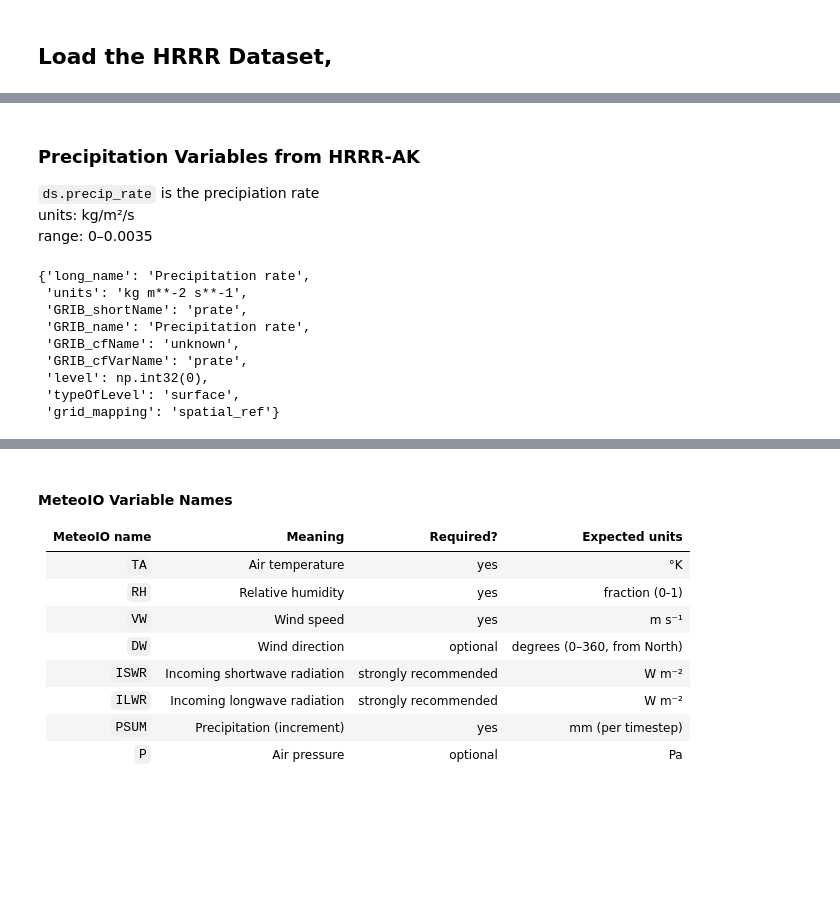
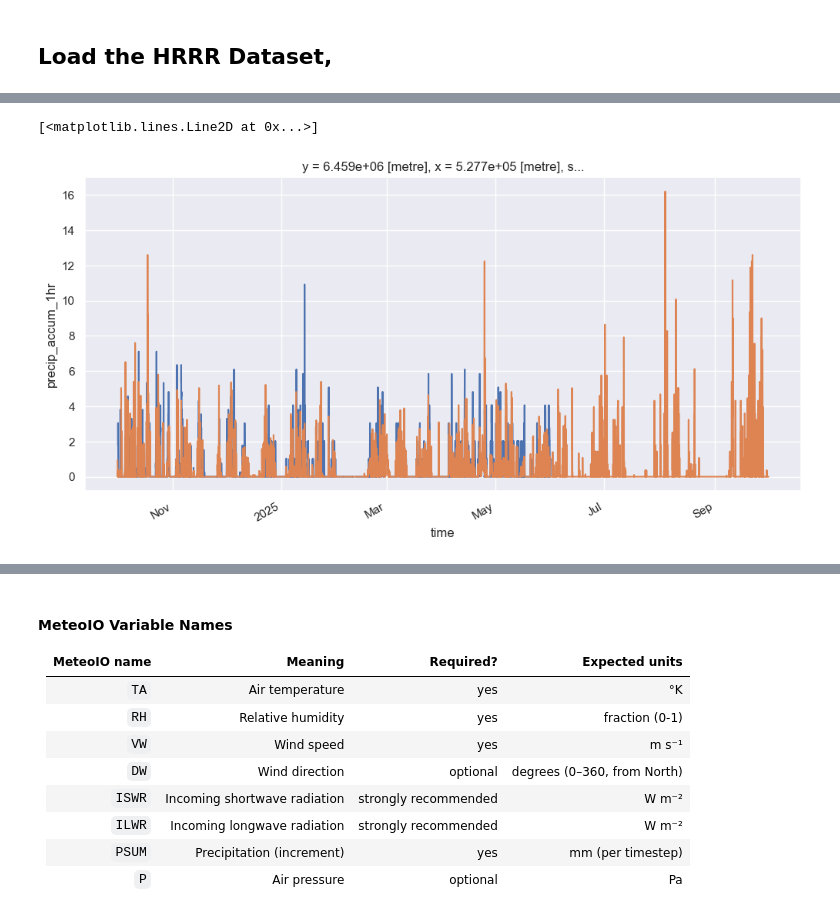
Before and after one commit to cassielumbrazo/snow_modeling_point, a Jupyter notebook: sites/ppsa2/2_create_snowpack_smet_forcing_met_ppsa2.ipynb, the cells around one changed output, grey strips where cells are left out. Drawn from its saved outputs; the diff is of its cells as text; code cells hidden in the pictures; blank space fills up the shorter version.

```diff
--- a/sites/ppsa2/2_create_snowpack_smet_forcing_met_ppsa2.ipynb
+++ b/sites/ppsa2/2_create_snowpack_smet_forcing_met_ppsa2.ipynb
@@ -94,4 +102,5 @@ df_met.head()
 input_file = "/hdd/snow_hydrology/hrrrak/large_juneau_domain/netcdf/hrrrak_f567_WY2025_utm_site_ppsa2.nc"
 ds = xr.open_dataset(input_file)
 ds.rio.write_crs("EPSG:32608", inplace=True) # we know it is in UTM from the previous script work
-ds
+
+ds['precip_accum_1hr'] = ds['precip_rate'] * 3600 # convert from mm/s to mm/hr for comparison with the observed data
@@ -149,18 +107,6 @@ ds['precip_rate'].plot() # precipitation rate in kg/m2s, need in mm per timestep
-# %% [markdown]
-### Precipitation Variables from HRRR-AK
-
-`ds.precip_rate` is the precipiation rate\
-units: kg/m²/s\
-range: 0–0.0035
-# %%
-ds.precip_rate.attrs
-# %% [output]
-{'long_name': 'Precipitation rate',
- 'units': 'kg m**-2 s**-1',
- 'GRIB_shortName': 'prate',
- 'GRIB_name': 'Precipitation rate',
- 'GRIB_cfName': 'unknown',
- 'GRIB_cfVarName': 'prate',
- 'level': np.int32(0),
- 'typeOfLevel': 'surface',
- 'grid_mapping': 'spatial_ref'}
+# %%
+df_met['precip_accum_1hr'].plot()
+ds['precip_accum_1hr'].plot()
+# %% [output]
+[<matplotlib.lines.Line2D at 0x...>]
+[figure, added]
```
Also changed, not shown: parts of 14 cells of this notebook.
